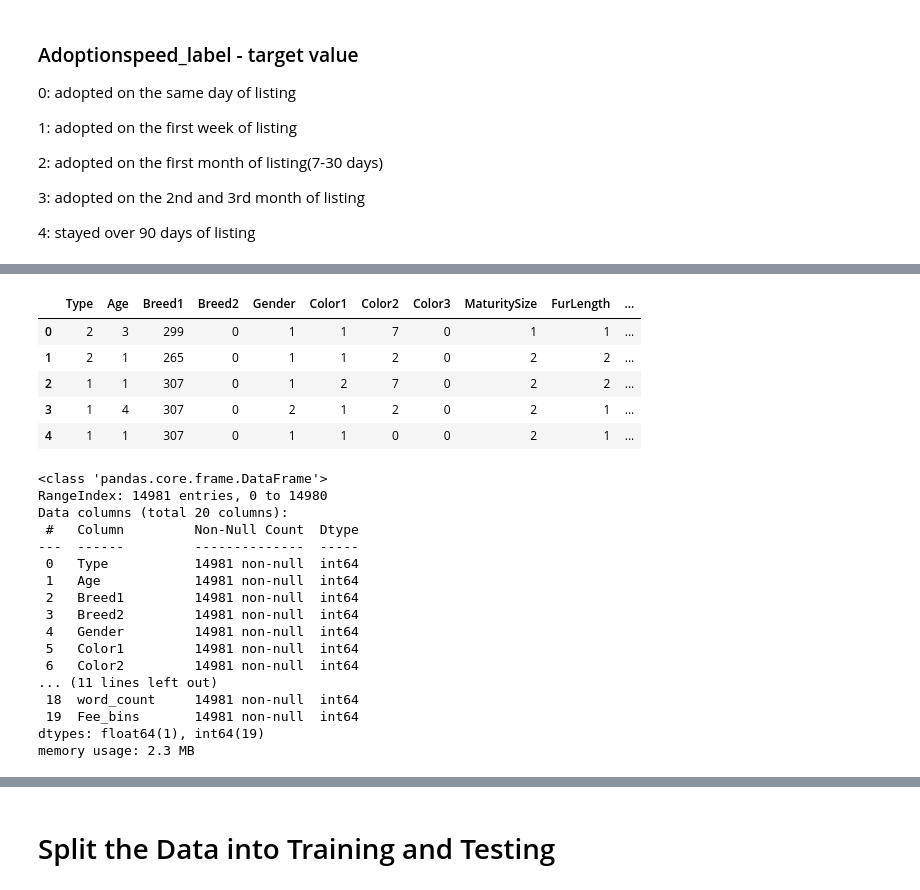
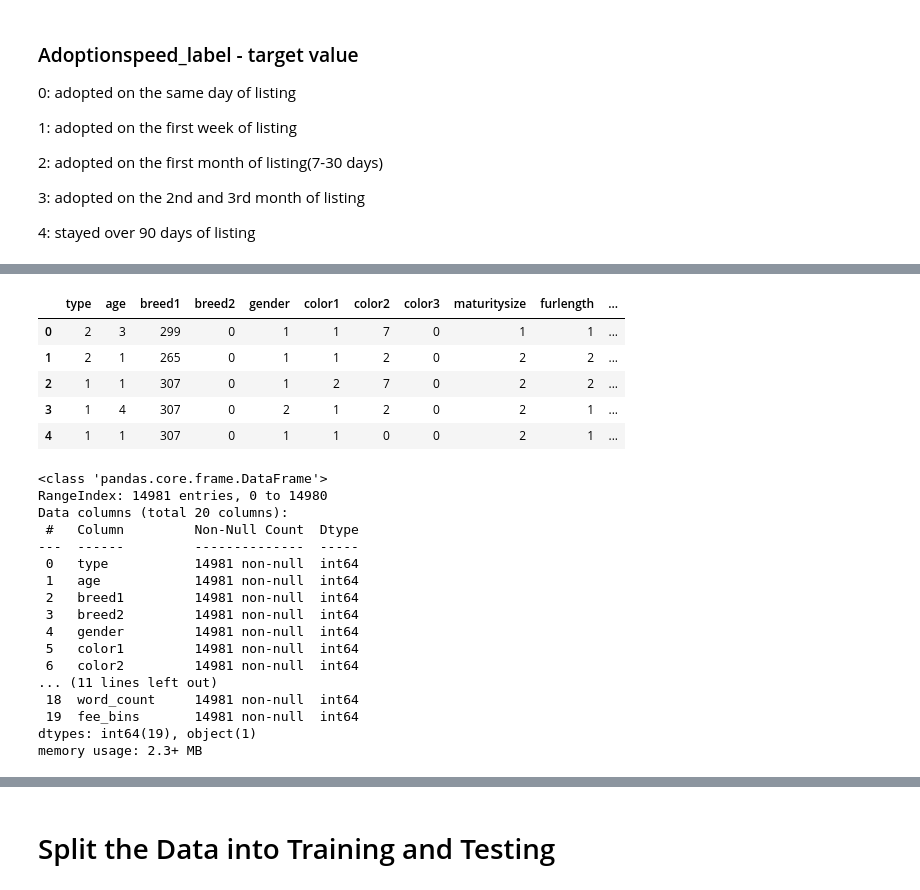
Before and after one commit to trosie3/UofODataViz_Final_Project, a Jupyter notebook: MLmodel.ipynb, the cells around one changed output, grey strips where cells are left out. Saved outputs shown, nothing was run; the diff lists cells and outputs as text; code cells hidden in the pictures.

```diff
--- a/MLmodel.ipynb
+++ b/MLmodel.ipynb
@@ -47,0 +37,3 @@
+# %%
+# write code to pull data in from the data base connection string
+pet_df = %sql SELECT * FROM cleaned_train;
@@ -69,9 +49,8 @@ User uploaded file "cleaned_train.csv" with length 688147 bytes
 # %%
-# read csv into datafram to expore (until database is up then delete this code)
-pet_df = pd.read_csv('cleaned_train.csv')
+# make sure data read in correctly
 pet_df.head()
 # %% [output]
-|  | Type | Age | Breed1 | Breed2 | Gender | Color1 | Color2 | Color3 | MaturitySize | FurLength | ... |
+|  | type | age | breed1 | breed2 | gender | color1 | color2 | color3 | maturitysize | furlength | ... |
 | 0 | 2 | 3 | 299 | 0 | 1 | 1 | 7 | 0 | 1 | 1 | ... |
 | 1 | 2 | 1 | 265 | 0 | 1 | 1 | 2 | 0 | 2 | 2 | ... |
 | 2 | 1 | 1 | 307 | 0 | 1 | 2 | 7 | 0 | 2 | 2 | ... |
@@ -85,15 +64,15 @@ RangeIndex: 14981 entries, 0 to 14980
 Data columns (total 20 columns):
  #   Column         Non-Null Count  Dtype
 ---  ------         --------------  -----
- 0   Type           14981 non-null  int64
- 1   Age            14981 non-null  int64
- 2   Breed1         14981 non-null  int64
- 3   Breed2         14981 non-null  int64
- 4   Gender         14981 non-null  int64
- 5   Color1         14981 non-null  int64
- 6   Color2         14981 non-null  int64
+ 0   type           14981 non-null  int64
+ 1   age            14981 non-null  int64
+ 2   breed1         14981 non-null  int64
+ 3   breed2         14981 non-null  int64
+ 4   gender         14981 non-null  int64
+ 5   color1         14981 non-null  int64
+ 6   color2         14981 non-null  int64
 ... (11 lines left out)
  18  word_count     14981 non-null  int64
- 19  Fee_bins       14981 non-null  int64
-dtypes: float64(1), int64(19)
-memory usage: 2.3 MB
+ 19  fee_bins       14981 non-null  int64
+dtypes: int64(19), object(1)
+memory usage: 2.3+ MB
```
Also changed, not shown: parts of 63 cells of this notebook, 3 other files.
